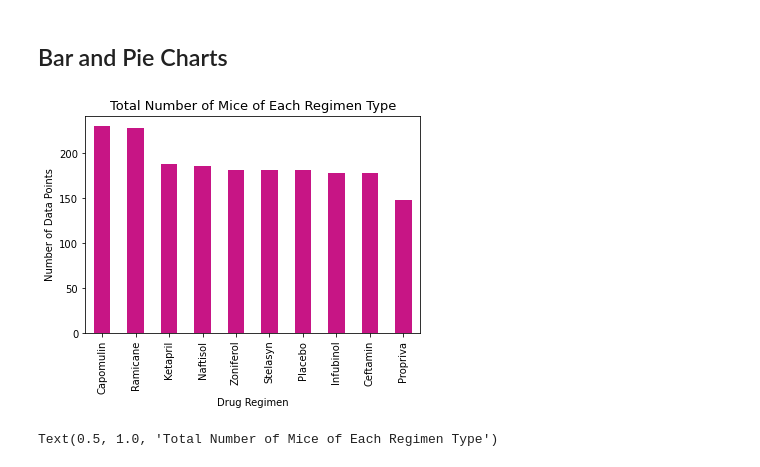
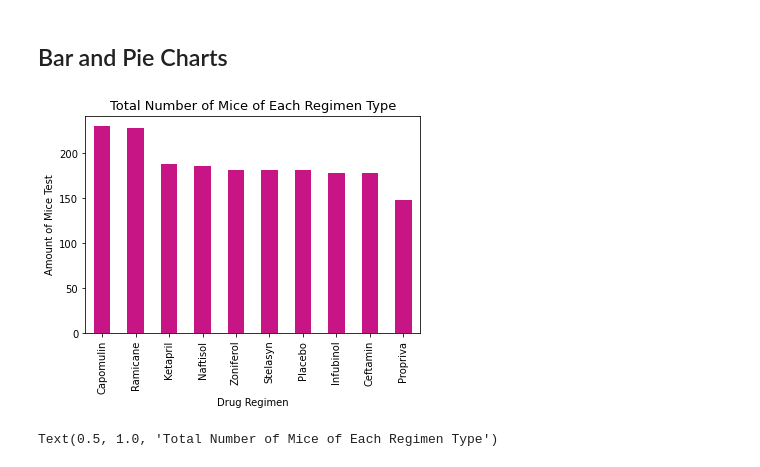
Before and after one commit to sumitz1207/Matplotlib-challenge-05, a Jupyter notebook: pymaceuticals.ipynb, the cells around one changed output. Drawn from its saved outputs; the diff is of its cells as text; code cells hidden in the pictures.

```diff
--- a/pymaceuticals.ipynb
+++ b/pymaceuticals.ipynb
@@ -18,7 +18,7 @@ mouse_metadata = pd.read_csv(mouse_metadata_path)
 study_results = pd.read_csv(study_results_path)
 
 # Combine the data into a single dataset
-data_combined = pd.merge(mouse_metadata, study_results, how="outer", on="Mouse ID")
+data_combined = pd.merge(study_results, mouse_metadata, how="left", on="Mouse ID")
 data_combined.head()
 
 # Display the data table for preview
@@ -112,17 +112,17 @@ regimen_summary
 # %%
 # Generate a bar plot showing the total number of mice for each treatment throughout the course of the study using pandas.
 regimen = main_df.groupby('Drug Regimen').count()['Mouse ID']
 regimen = regimen.sort_values(ascending=False)
 bar_df = pd.DataFrame(regimen)
 
 bar_df.plot.bar(legend=False, color="mediumvioletred")
 
 plt.xlabel("Drug Regimen")
-plt.ylabel("Number of Data Points")
+plt.ylabel("Amount of Mice Test")
 plt.title("Total Number of Mice of Each Regimen Type", fontsize=13)
 plt.show()
 # %% [output]
-[figure, old version]
+[figure, new version]
 # %%
 # Generate a bar plot showing the total number of mice for each treatment throughout the course of the study using pyplot.
 plt.bar([x for x in np.arange(len(regimen))], bar_df['Mouse ID'],color="olivedrab")
```
Also changed, not shown: parts of 9 cells of this notebook.
